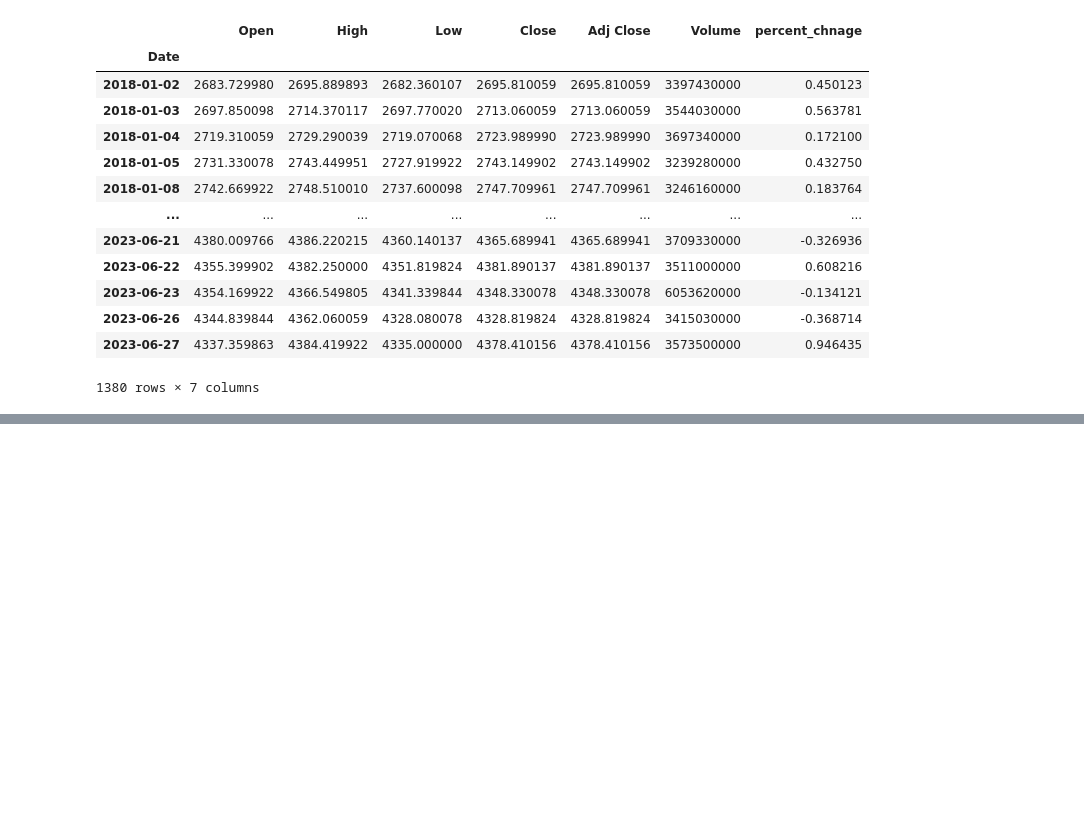
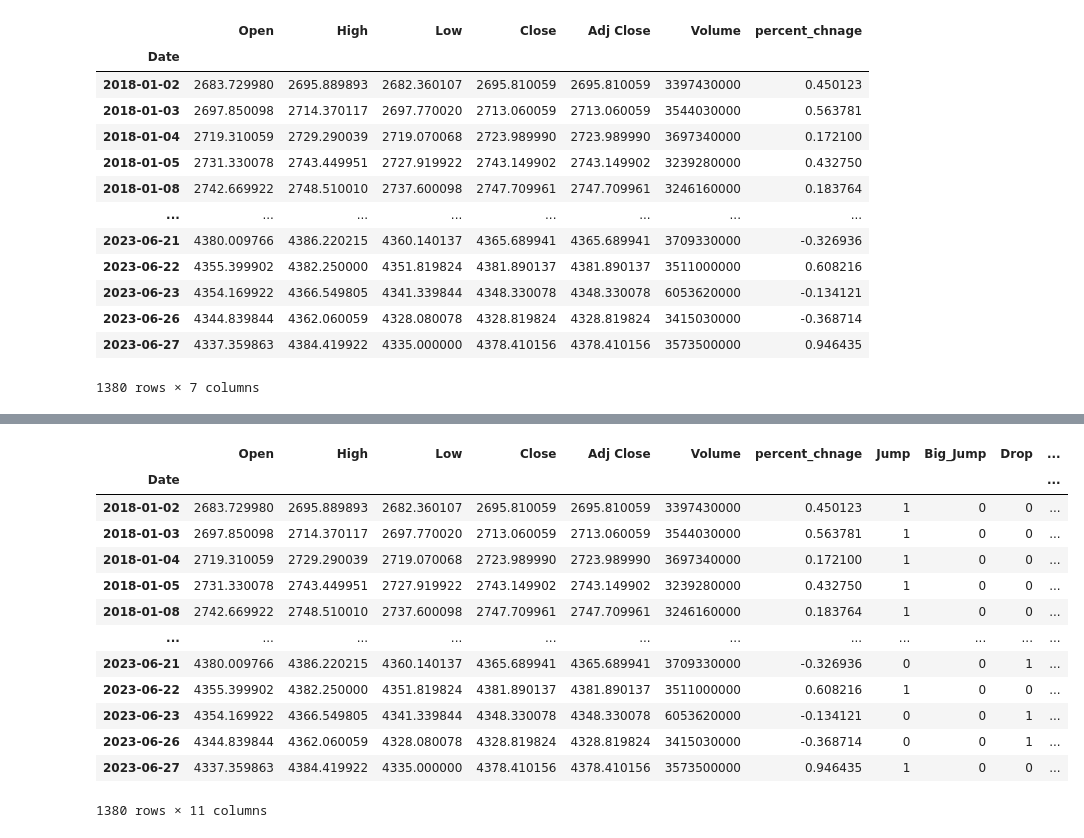
Before and after one commit to SChiu-project/CUSCS_project, a Jupyter notebook: S&P500_2018_2023.ipynb, the cells around one changed output, grey strips where cells are left out. Cells and saved outputs as stored; diff of their text form; code cells hidden in the pictures; blank space fills up the shorter version.

```diff
--- a/S&P500_2018_2023.ipynb
+++ b/S&P500_2018_2023.ipynb
@@ -88,3 +88,6 @@ df_SP
 | 2023-06-26 | 4344.839844 | 4362.060059 | 4328.080078 | 4328.819824 | 4328.819824 | 3415030000 | -0.368714 |
 | 2023-06-27 | 4337.359863 | 4384.419922 | 4335.000000 | 4378.410156 | 4378.410156 | 3573500000 | 0.946435 |
 1380 rows × 7 columns
+# %%
+df_SP['Jump'] = np.where((df_SP.percent_chnage>=0) & (1>df_SP.percent_chnage) ,1,0)
+df_SP
@@ -90,0 +109,3 @@ df_SP
+# %%
+df_SP['Big_Jump'] = np.where((df_SP.percent_chnage>=1),1,0)
+df_SP
@@ -90,0 +127,3 @@ df_SP
+# %%
+df_SP['Drop'] = np.where((df_SP.percent_chnage<0) & (-1<df_SP.percent_chnage) ,1,0)
+df_SP
@@ -90,0 +145,18 @@ df_SP
+# %%
+df_SP['Big_Drop'] = np.where((df_SP.percent_chnage<=-1),1,0)
+df_SP
+# %% [output]
+|  | Open | High | Low | Close | Adj Close | Volume | percent_chnage | Jump | Big_Jump | Drop | ... |
+| Date |  |  |  |  |  |  |  |  |  |  | ... |
+| 2018-01-02 | 2683.729980 | 2695.889893 | 2682.360107 | 2695.810059 | 2695.810059 | 3397430000 | 0.450123 | 1 | 0 | 0 | ... |
+| 2018-01-03 | 2697.850098 | 2714.370117 | 2697.770020 | 2713.060059 | 2713.060059 | 3544030000 | 0.563781 | 1 | 0 | 0 | ... |
+| 2018-01-04 | 2719.310059 | 2729.290039 | 2719.070068 | 2723.989990 | 2723.989990 | 3697340000 | 0.172100 | 1 | 0 | 0 | ... |
+| 2018-01-05 | 2731.330078 | 2743.449951 | 2727.919922 | 2743.149902 | 2743.149902 | 3239280000 | 0.432750 | 1 | 0 | 0 | ... |
+| 2018-01-08 | 2742.669922 | 2748.510010 | 2737.600098 | 2747.709961 | 2747.709961 | 3246160000 | 0.183764 | 1 | 0 | 0 | ... |
+| ... | ... | ... | ... | ... | ... | ... | ... | ... | ... | ... | ... |
+| 2023-06-21 | 4380.009766 | 4386.220215 | 4360.140137 | 4365.689941 | 4365.689941 | 3709330000 | -0.326936 | 0 | 0 | 1 | ... |
+| 2023-06-22 | 4355.399902 | 4382.250000 | 4351.819824 | 4381.890137 | 4381.890137 | 3511000000 | 0.608216 | 1 | 0 | 0 | ... |
+| 2023-06-23 | 4354.169922 | 4366.549805 | 4341.339844 | 4348.330078 | 4348.330078 | 6053620000 | -0.134121 | 0 | 0 | 1 | ... |
+| 2023-06-26 | 4344.839844 | 4362.060059 | 4328.080078 | 4328.819824 | 4328.819824 | 3415030000 | -0.368714 | 0 | 0 | 1 | ... |
+| 2023-06-27 | 4337.359863 | 4384.419922 | 4335.000000 | 4378.410156 | 4378.410156 | 3573500000 | 0.946435 | 1 | 0 | 0 | ... |
+1380 rows × 11 columns
```
Also changed, not shown: parts of 4 cells of this notebook.
